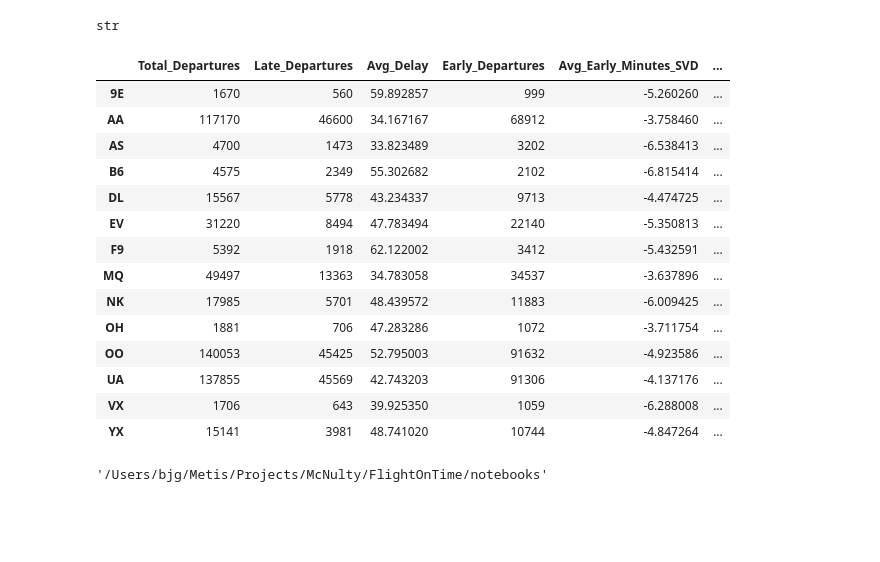
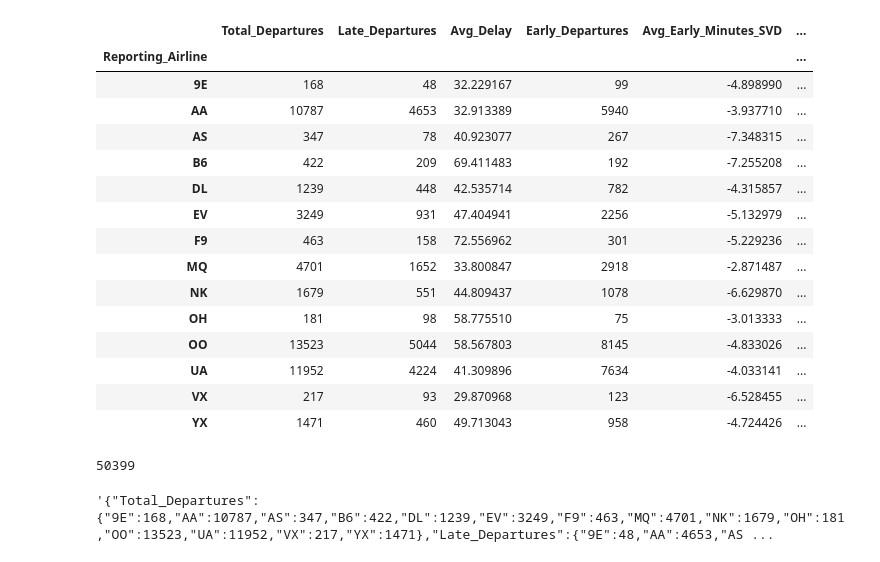
Before and after one commit to ChicagoDev/Flight-Delay-Classification, a Jupyter notebook: notebooks/Server Script Test.ipynb, the cells around one changed output. Cells and saved outputs as stored; diff of their text form; code cells hidden in the pictures; blank space fills up the shorter version.

Commit message:
Improved get_airline_departures performance
Added test database on localhost. Updated method to get flight data to run on server faster.

```diff
--- a/notebooks/Server Script Test.ipynb
+++ b/notebooks/Server Script Test.ipynb
@@ -44,7 +18,4 @@ pd.read_sql_table('JETFUEL_PRICE', connection_string)
 # %%
-faa = Ohare.Ohare(sql=True)
-Hanger.Hanger.get_airline_departures(faa.flights_from_ohare)
-
-
-## Read the database into a dataframe.
+%time Hanger.Hanger.get_airline_departures(faa.flights_from_ohare, return_type='T=not_json')
 ## Call the static Hanger method.
+# %% [output]
@@ -51,26 +24,24 @@ Hanger.Hanger.get_airline_departures(faa.flights_from_ohare)
+|  | Total_Departures | Late_Departures | Avg_Delay | Early_Departures | Avg_Early_Minutes_SVD | ... |
+| Reporting_Airline |  |  |  |  |  | ... |
+| 9E | 168 | 48 | 32.229167 | 99 | -4.898990 | ... |
+| AA | 10787 | 4653 | 32.913389 | 5940 | -3.937710 | ... |
+| AS | 347 | 78 | 40.923077 | 267 | -7.348315 | ... |
+| B6 | 422 | 209 | 69.411483 | 192 | -7.255208 | ... |
+| DL | 1239 | 448 | 42.535714 | 782 | -4.315857 | ... |
+| EV | 3249 | 931 | 47.404941 | 2256 | -5.132979 | ... |
+| F9 | 463 | 158 | 72.556962 | 301 | -5.229236 | ... |
+| MQ | 4701 | 1652 | 33.800847 | 2918 | -2.871487 | ... |
+| NK | 1679 | 551 | 44.809437 | 1078 | -6.629870 | ... |
+| OH | 181 | 98 | 58.775510 | 75 | -3.013333 | ... |
+| OO | 13523 | 5044 | 58.567803 | 8145 | -4.833026 | ... |
+| UA | 11952 | 4224 | 41.309896 | 7634 | -4.033141 | ... |
+| VX | 217 | 93 | 29.870968 | 123 | -6.528455 | ... |
+| YX | 1471 | 460 | 49.713043 | 958 | -4.724426 | ... |
+# %%
+len(faa.flights_from_ohare)
+# %% [output]
+50399
 # %%
-type(Hanger.Hanger.get_airline_departures(faa.flights_from_ohare))
+Hanger.Hanger.get_airline_departures(faa.flights_from_ohare, return_type='json')
 # %% [output]
-str
+'{"Total_Departures":{"9E":168,"AA":10787,"AS":347,"B6":422,"DL":1239,"EV":3249,"F9":463,"MQ":4701,"NK":1679,"OH":181,"OO":13523,"UA":11952,"VX":217,"YX":1471},"Late_Departures":{"9E":48,"AA":4653,"AS ...
-# %%
-pd.read_json(Hanger.Hanger.get_airline_departures(faa.flights_from_ohare))
-# %% [output]
-|  | Total_Departures | Late_Departures | Avg_Delay | Early_Departures | Avg_Early_Minutes_SVD | ... |
-| 9E | 1670 | 560 | 59.892857 | 999 | -5.260260 | ... |
-| AA | 117170 | 46600 | 34.167167 | 68912 | -3.758460 | ... |
-| AS | 4700 | 1473 | 33.823489 | 3202 | -6.538413 | ... |
-| B6 | 4575 | 2349 | 55.302682 | 2102 | -6.815414 | ... |
-| DL | 15567 | 5778 | 43.234337 | 9713 | -4.474725 | ... |
-| EV | 31220 | 8494 | 47.783494 | 22140 | -5.350813 | ... |
-| F9 | 5392 | 1918 | 62.122002 | 3412 | -5.432591 | ... |
-| MQ | 49497 | 13363 | 34.783058 | 34537 | -3.637896 | ... |
-| NK | 17985 | 5701 | 48.439572 | 11883 | -6.009425 | ... |
-| OH | 1881 | 706 | 47.283286 | 1072 | -3.711754 | ... |
-| OO | 140053 | 45425 | 52.795003 | 91632 | -4.923586 | ... |
-| UA | 137855 | 45569 | 42.743203 | 91306 | -4.137176 | ... |
-| VX | 1706 | 643 | 39.925350 | 1059 | -6.288008 | ... |
-| YX | 15141 | 3981 | 48.741020 | 10744 | -4.847264 | ... |
-# %%
-os.getcwd()
-# %% [output]
-'/Users/bjg/Metis/Projects/McNulty/FlightOnTime/notebooks'
```
Also changed, not shown: parts of 11 cells of this notebook, 8 other files.
